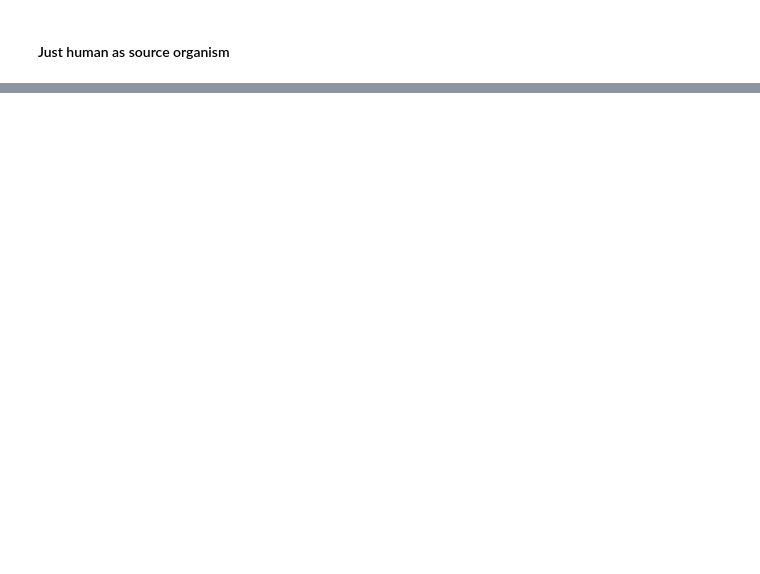
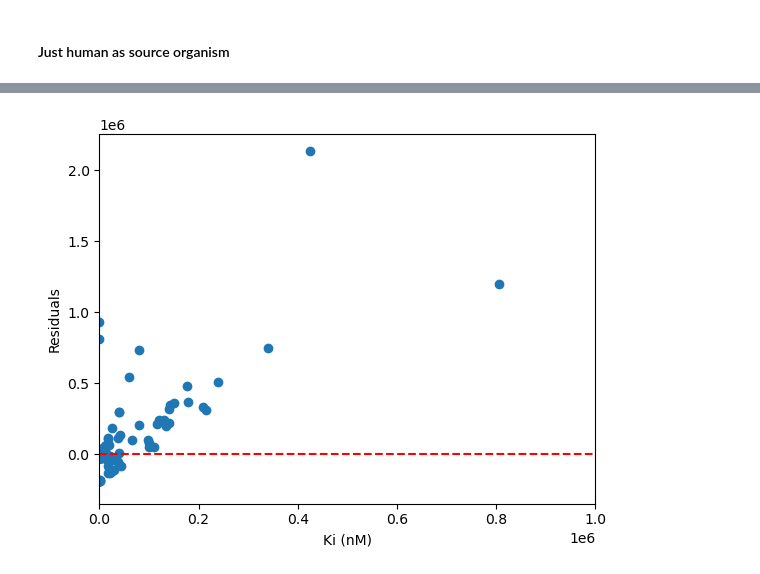
Before and after one commit to matheogodenzi/HyperBabbage, a Jupyter notebook: ADA_project_preprocessing_NEW.ipynb, the cells around one changed output, grey strips where cells are left out. Saved outputs shown, nothing was run; the diff lists cells and outputs as text; code cells hidden in the pictures; blank space fills up the shorter version.

```diff
--- a/ADA_project_preprocessing_NEW.ipynb
+++ b/ADA_project_preprocessing_NEW.ipynb
@@ -30,7 +36,7 @@ DATA_PATH = 'data/medical/'
 BINDINGDB = DATA_PATH + 'BindingDB_All.tsv'
 DRUGBANK_XML = DATA_PATH + 'full_database.xml'
 DRUGBANK_CSV = DATA_PATH + 'parsed_DrugBank.csv'
-MERGED_CSV = DATA_PATH + 'Merged_Binding_DrugBank_LEFT.csv'
+MERGED_CSV = DATA_PATH + 'Merged_Binding_DrugBank_with_Proteins.csv'
 MERGED_PARQUET = DATA_PATH + 'merged_dataframe.parquet'
 MERGED_PICKLE = DATA_PATH + 'merged_dataframe.pkl'
 # %% [markdown]
@@ -52,7 +71,12 @@ if os.path.exists(MERGED_PICKLE):
     merged_df = pd.read_pickle(MERGED_PICKLE)
 
     print("Merged dataset loaded")
+elif os.path.exists(MERGED_CSV):
+    print("Merged dataset exists.\n Loading...")
 
+    merged_df = pd.read_csv(MERGED_CSV,nrows=1000000)
+
+    print("Merged dataset loaded")
 else:
     print("Merged dataset doesn't exists.\n Creating it...")
 
@@ -125,0 +175,5 @@ filtered_df_with_target_name = merged_df[merged_df[["Target Name", "UniProt (Swi
+# %%
+# filtered_df = merged_df[merged_df['BindingDB Ligand Name'].str.contains('|'.join(keyword_mathis.loc[keyword_mathis["Type"]=="Molecule","Name"]), case=False, na = False)]
+incomplete_keywords_df = pd.read_csv("data/medical/incomplete_ligand_id_cancer.csv")
+
+filtered_df = merged_df[merged_df["Ligand InChI"].isin(incomplete_keywords_df["Ligand InChI"])]
@@ -138,0 +337,6 @@ len(filtered_df_human)
+# %%
+mod = smf.ols(formula='Q("IC50 (nM)") ~ Q("Ki (nM)")', data=merged_df_test)
+
+res = mod.fit()
+
+print(res.summary())
@@ -138,0 +361,12 @@ len(filtered_df_human)
+# %%
+import matplotlib.pyplot as plt
+residuals = res.resid
+plt.scatter(merged_df_test['Ki (nM)'], residuals)
+plt.xlim([0,1e6])
+
+plt.axhline(0, color='red', linestyle='--')
+plt.xlabel('Ki (nM)')
+plt.ylabel('Residuals')
+plt.show()
+# %% [output]
+[figure, added]
```
Also changed, not shown: parts of 26 cells of this notebook.
